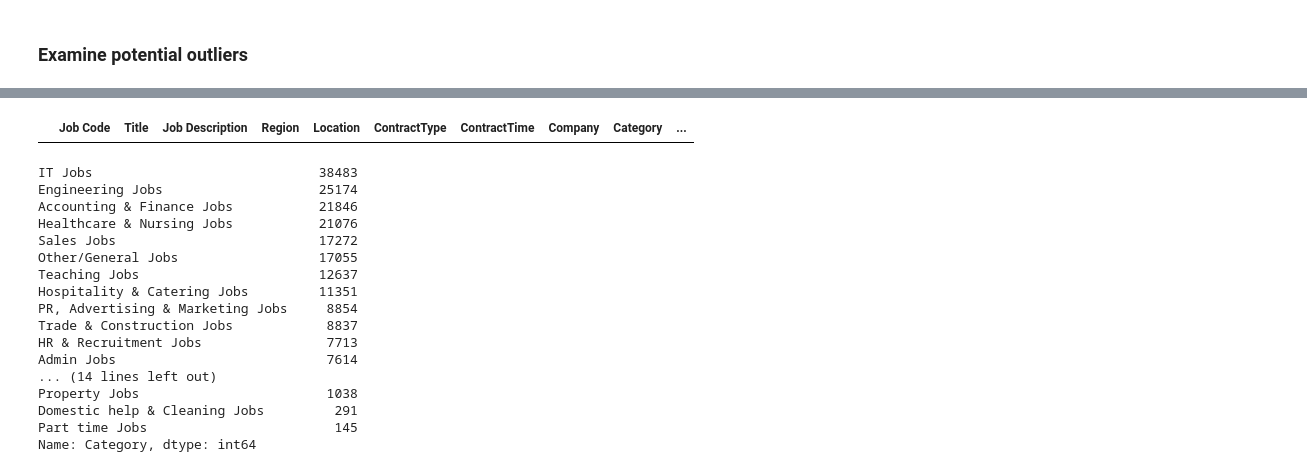
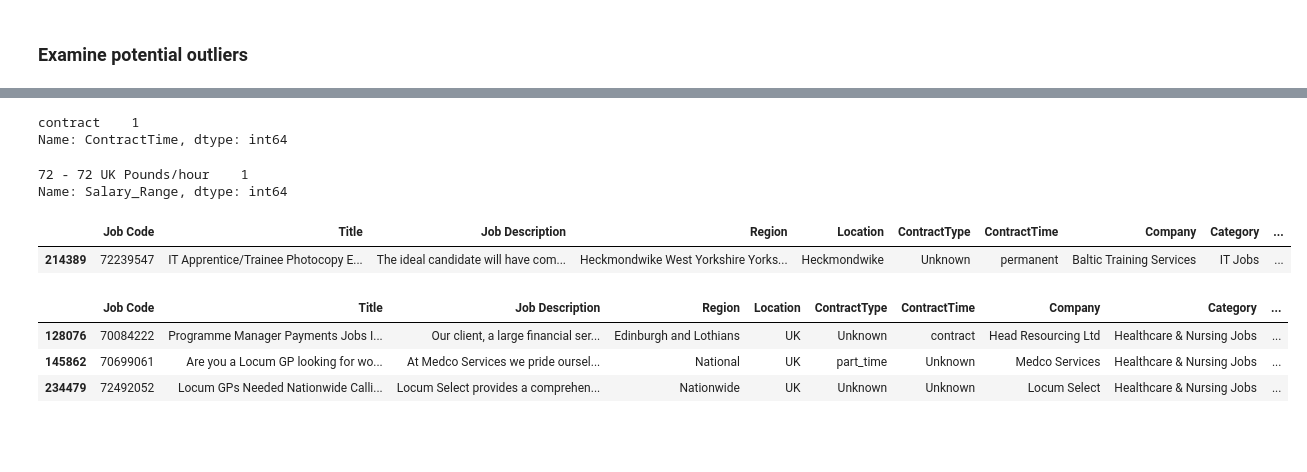
Before and after one commit to kxnarcisse/Portfolio, a Jupyter notebook: Git/Notebooks/Capstone-2/Capstone Project 2 - EDA.ipynb, the cells around one changed output, grey strips where cells are left out. Drawn from its saved outputs; the diff is of its cells as text; code cells hidden in the pictures; blank space fills up the shorter version.

```diff
--- a/Git/Notebooks/Capstone-2/Capstone Project 2 - EDA.ipynb
+++ b/Git/Notebooks/Capstone-2/Capstone Project 2 - EDA.ipynb
@@ -156,26 +233,24 @@ The upper and lower bounds for suspected outliers are 74000.0 and -10000.0.
+# %%
+train_data.loc[(train_data['Salary'] > 100005.5) & (train_data['Category'] == 'Scientific & QA Jobs'), 'ContractTime'] .value_counts()
+# %% [output]
+contract    1
+Name: ContractTime, dtype: int64
+# %%
+train_data.loc[(train_data['Salary'] > 100005.5) & (train_data['Category'] == 'Scientific & QA Jobs'), 'Salary_Range'] .value_counts()
+# %% [output]
+72 - 72 UK Pounds/hour    1
+Name: Salary_Range, dtype: int64
 # %%
-#check potential outlier below lower bound
-train_data[train_data.Salary < 8.5]
+# Check most suspicious potential outliers above upper bound
+train_data[(train_data.Salary > 180005.5) & (train_data.Category == 'IT Jobs')]
 # %% [output]
 |  | Job Code | Title | Job Description | Region | Location | ContractType | ContractTime | Company | Category | ... |
+| 214389 | 72239547 | IT Apprentice/Trainee Photocopy E... | The ideal candidate will have com... | Heckmondwike West Yorkshire Yorks... | Heckmondwike | Unknown | permanent | Baltic Training Services | IT Jobs | ... |
 # %%
-#check potential outlier above upper bound
-train_data.loc[train_data.Salary > 222.5, 'Category'].value_counts()
+# Check most suspicious potential outliers above upper bound
+train_data[(train_data.Salary > 190005.5) & (train_data.Category == 'Healthcare & Nursing Jobs')]
 # %% [output]
-IT Jobs                             38483
-Engineering Jobs                    25174
-Accounting & Finance Jobs           21846
-Healthcare & Nursing Jobs           21076
-Sales Jobs                          17272
-Other/General Jobs                  17055
-Teaching Jobs                       12637
-Hospitality & Catering Jobs         11351
-PR, Advertising & Marketing Jobs     8854
-Trade & Construction Jobs            8837
-HR & Recruitment Jobs                7713
-Admin Jobs                           7614
-... (14 lines left out)
-Property Jobs                        1038
-Domestic help & Cleaning Jobs         291
-Part time Jobs                        145
-Name: Category, dtype: int64
+|  | Job Code | Title | Job Description | Region | Location | ContractType | ContractTime | Company | Category | ... |
+| 128076 | 70084222 | Programme Manager Payments Jobs I... | Our client, a large financial ser... | Edinburgh and Lothians | UK | Unknown | contract | Head Resourcing Ltd | Healthcare & Nursing Jobs | ... |
+| 145862 | 70699061 | Are you a Locum GP looking for wo... | At Medco Services we pride oursel... | National | UK | part_time | Unknown | Medco Services | Healthcare & Nursing Jobs | ... |
+| 234479 | 72492052 | Locum GPs Needed Nationwide Calli... | Locum Select provides a comprehen... | Nationwide | UK | Unknown | Unknown | Locum Select | Healthcare & Nursing Jobs | ... |
```
Also changed, not shown: parts of 28 cells of this notebook.
